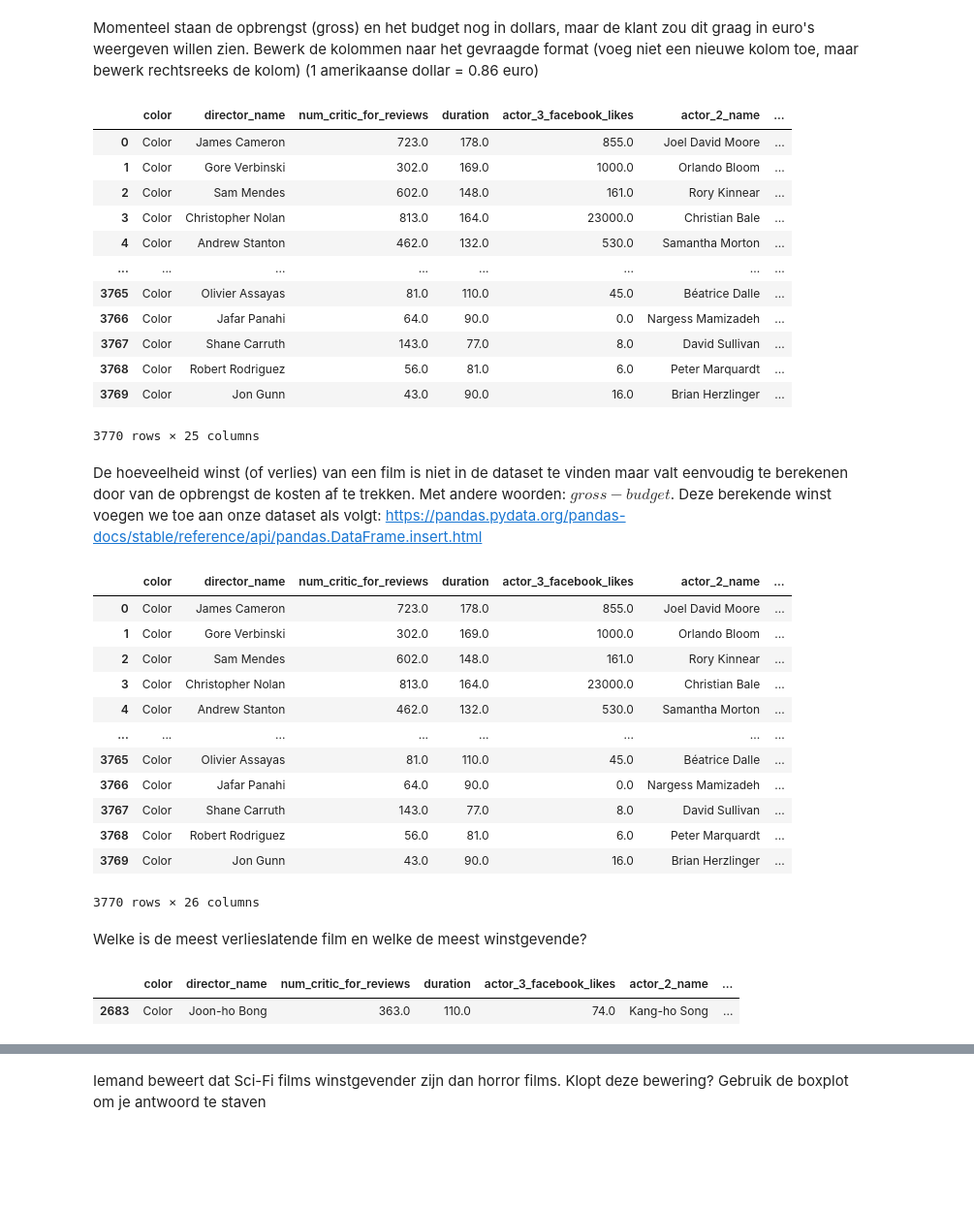
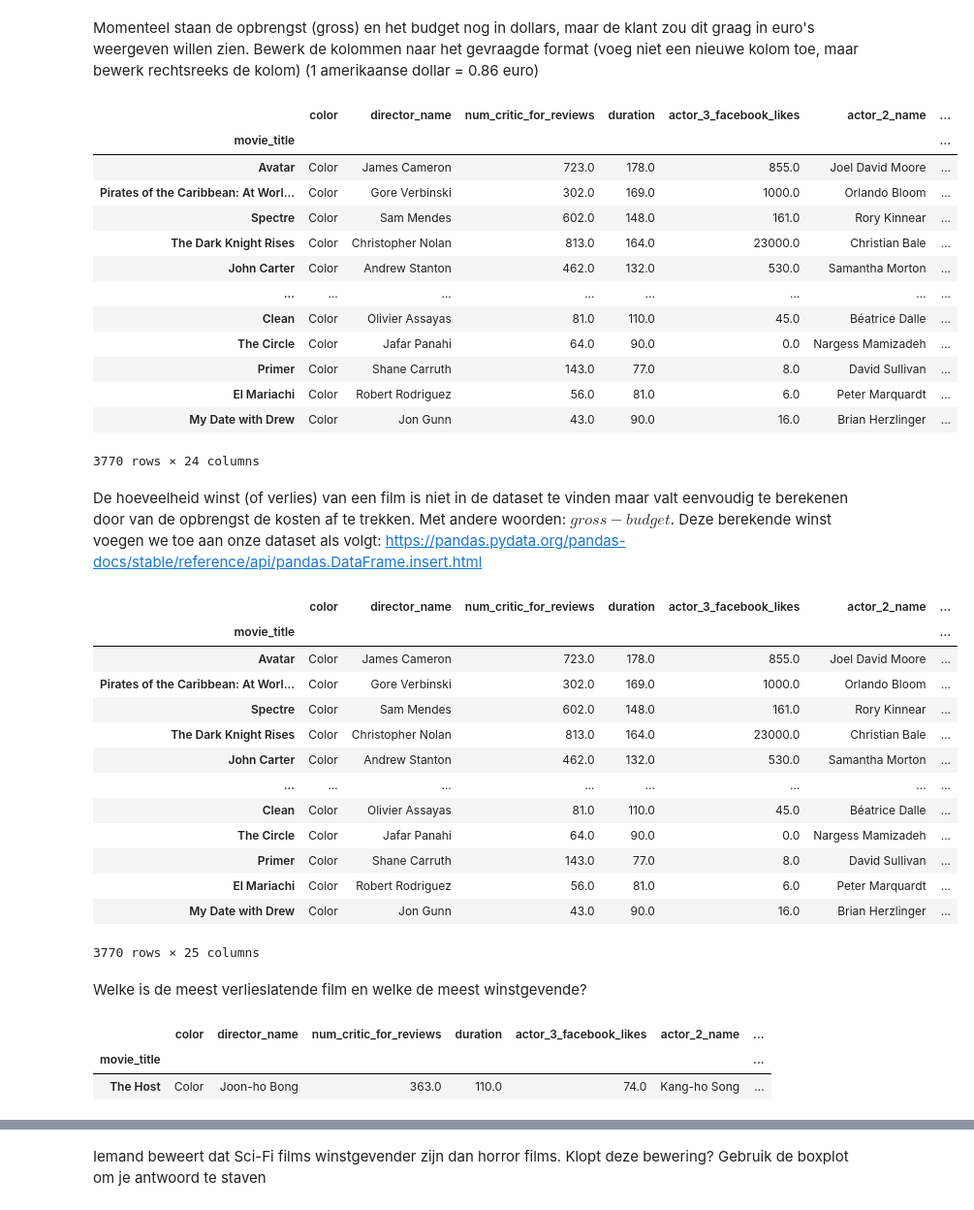
Before and after one commit to bleuzetim/PythonMCT, a Jupyter notebook: Data Science/week6/Labo_05_python_voor_data_science_Opgave.ipynb, the cells around one changed output, grey strips where cells are left out. Shown: that part at 97% size. Cells and saved outputs as stored; diff of their text form; code cells hidden in the pictures; blank space fills up the shorter version.

```diff
--- a/Data Science/week6/Labo_05_python_voor_data_science_Opgave.ipynb
+++ b/Data Science/week6/Labo_05_python_voor_data_science_Opgave.ipynb
@@ -208,4 +220,2 @@ df[(df['language']=='French')&(df['genres']=='Drama')&(df['imdb_score']==x)]
 # %% [markdown]
 Verander de index van de dataframe van een getal naar de titel van de film. De documentatie van de te gebruiken functie kun je hier terug vinden: https://pandas.pydata.org/docs/reference/api/pandas.DataFrame.set_index.html
-# %%
-df.set_index('movie_title')
@@ -226,0 +222,5 @@ df.set_index('movie_title')
+# %%
+df = df.set_index('movie_title')
+df
+
+#als we dit vast doen dan kunnen we later onze histrogrm niet maken omdat er dubbele titels inzitten
@@ -267,44 +283,47 @@ df['gross'] = df['gross']*0.86
 df
 # %% [output]
 |  | color | director_name | num_critic_for_reviews | duration | actor_3_facebook_likes | actor_2_name | ... |
-| 0 | Color | James Cameron | 723.0 | 178.0 | 855.0 | Joel David Moore | ... |
-| 1 | Color | Gore Verbinski | 302.0 | 169.0 | 1000.0 | Orlando Bloom | ... |
-| 2 | Color | Sam Mendes | 602.0 | 148.0 | 161.0 | Rory Kinnear | ... |
-| 3 | Color | Christopher Nolan | 813.0 | 164.0 | 23000.0 | Christian Bale | ... |
-| 4 | Color | Andrew Stanton | 462.0 | 132.0 | 530.0 | Samantha Morton | ... |
+| movie_title |  |  |  |  |  |  | ... |
+| Avatar | Color | James Cameron | 723.0 | 178.0 | 855.0 | Joel David Moore | ... |
+| Pirates of the Caribbean: At Worl... | Color | Gore Verbinski | 302.0 | 169.0 | 1000.0 | Orlando Bloom | ... |
+| Spectre | Color | Sam Mendes | 602.0 | 148.0 | 161.0 | Rory Kinnear | ... |
+| The Dark Knight Rises | Color | Christopher Nolan | 813.0 | 164.0 | 23000.0 | Christian Bale | ... |
+| John Carter | Color | Andrew Stanton | 462.0 | 132.0 | 530.0 | Samantha Morton | ... |
 | ... | ... | ... | ... | ... | ... | ... | ... |
-| 3765 | Color | Olivier Assayas | 81.0 | 110.0 | 45.0 | Béatrice Dalle | ... |
-| 3766 | Color | Jafar Panahi | 64.0 | 90.0 | 0.0 | Nargess Mamizadeh | ... |
-| 3767 | Color | Shane Carruth | 143.0 | 77.0 | 8.0 | David Sullivan | ... |
-| 3768 | Color | Robert Rodriguez | 56.0 | 81.0 | 6.0 | Peter Marquardt | ... |
-| 3769 | Color | Jon Gunn | 43.0 | 90.0 | 16.0 | Brian Herzlinger | ... |
+| Clean | Color | Olivier Assayas | 81.0 | 110.0 | 45.0 | Béatrice Dalle | ... |
+| The Circle | Color | Jafar Panahi | 64.0 | 90.0 | 0.0 | Nargess Mamizadeh | ... |
+| Primer | Color | Shane Carruth | 143.0 | 77.0 | 8.0 | David Sullivan | ... |
+| El Mariachi | Color | Robert Rodriguez | 56.0 | 81.0 | 6.0 | Peter Marquardt | ... |
+| My Date with Drew | Color | Jon Gunn | 43.0 | 90.0 | 16.0 | Brian Herzlinger | ... |
-3770 rows × 25 columns
+3770 rows × 24 columns
 # %% [markdown]
 De hoeveelheid winst (of verlies) van een film is niet in de dataset te vinden maar valt eenvoudig te berekenen door van de opbrengst de kosten af te trekken. Met andere woorden: $gross-budget$. Deze berekende winst voegen we toe aan onze dataset als volgt: https://pandas.pydata.org/pandas-docs/stable/reference/api/pandas.DataFrame.insert.html
 # %%
-df.insert(25,'Winst', df['gross']-df['budget'])
+df.insert(24,'Winst', df['gross']-df['budget'])
 df
 # %% [output]
 |  | color | director_name | num_critic_for_reviews | duration | actor_3_facebook_likes | actor_2_name | ... |
-| 0 | Color | James Cameron | 723.0 | 178.0 | 855.0 | Joel David Moore | ... |
-| 1 | Color | Gore Verbinski | 302.0 | 169.0 | 1000.0 | Orlando Bloom | ... |
-| 2 | Color | Sam Mendes | 602.0 | 148.0 | 161.0 | Rory Kinnear | ... |
-| 3 | Color | Christopher Nolan | 813.0 | 164.0 | 23000.0 | Christian Bale | ... |
-| 4 | Color | Andrew Stanton | 462.0 | 132.0 | 530.0 | Samantha Morton | ... |
+| movie_title |  |  |  |  |  |  | ... |
+| Avatar | Color | James Cameron | 723.0 | 178.0 | 855.0 | Joel David Moore | ... |
+| Pirates of the Caribbean: At Worl... | Color | Gore Verbinski | 302.0 | 169.0 | 1000.0 | Orlando Bloom | ... |
+| Spectre | Color | Sam Mendes | 602.0 | 148.0 | 161.0 | Rory Kinnear | ... |
+| The Dark Knight Rises | Color | Christopher Nolan | 813.0 | 164.0 | 23000.0 | Christian Bale | ... |
+| John Carter | Color | Andrew Stanton | 462.0 | 132.0 | 530.0 | Samantha Morton | ... |
 | ... | ... | ... | ... | ... | ... | ... | ... |
-| 3765 | Color | Olivier Assayas | 81.0 | 110.0 | 45.0 | Béatrice Dalle | ... |
-| 3766 | Color | Jafar Panahi | 64.0 | 90.0 | 0.0 | Nargess Mamizadeh | ... |
-| 3767 | Color | Shane Carruth | 143.0 | 77.0 | 8.0 | David Sullivan | ... |
-| 3768 | Color | Robert Rodriguez | 56.0 | 81.0 | 6.0 | Peter Marquardt | ... |
-| 3769 | Color | Jon Gunn | 43.0 | 90.0 | 16.0 | Brian Herzlinger | ... |
+| Clean | Color | Olivier Assayas | 81.0 | 110.0 | 45.0 | Béatrice Dalle | ... |
+| The Circle | Color | Jafar Panahi | 64.0 | 90.0 | 0.0 | Nargess Mamizadeh | ... |
+| Primer | Color | Shane Carruth | 143.0 | 77.0 | 8.0 | David Sullivan | ... |
+| El Mariachi | Color | Robert Rodriguez | 56.0 | 81.0 | 6.0 | Peter Marquardt | ... |
+| My Date with Drew | Color | Jon Gunn | 43.0 | 90.0 | 16.0 | Brian Herzlinger | ... |
-3770 rows × 26 columns
+3770 rows × 25 columns
 # %% [markdown]
 Welke is de meest verlieslatende film en welke de meest winstgevende?
 # %%
 df[df['Winst']==df['Winst'].min()]
 # %% [output]
 |  | color | director_name | num_critic_for_reviews | duration | actor_3_facebook_likes | actor_2_name | ... |
-| 2683 | Color | Joon-ho Bong | 363.0 | 110.0 | 74.0 | Kang-ho Song | ... |
+| movie_title |  |  |  |  |  |  | ... |
+| The Host | Color | Joon-ho Bong | 363.0 | 110.0 | 74.0 | Kang-ho Song | ... |
 # %%
 df[df['Winst']==df['Winst'].max()]
 # %% [output]
```
Also changed, not shown: parts of 16 cells of this notebook.
